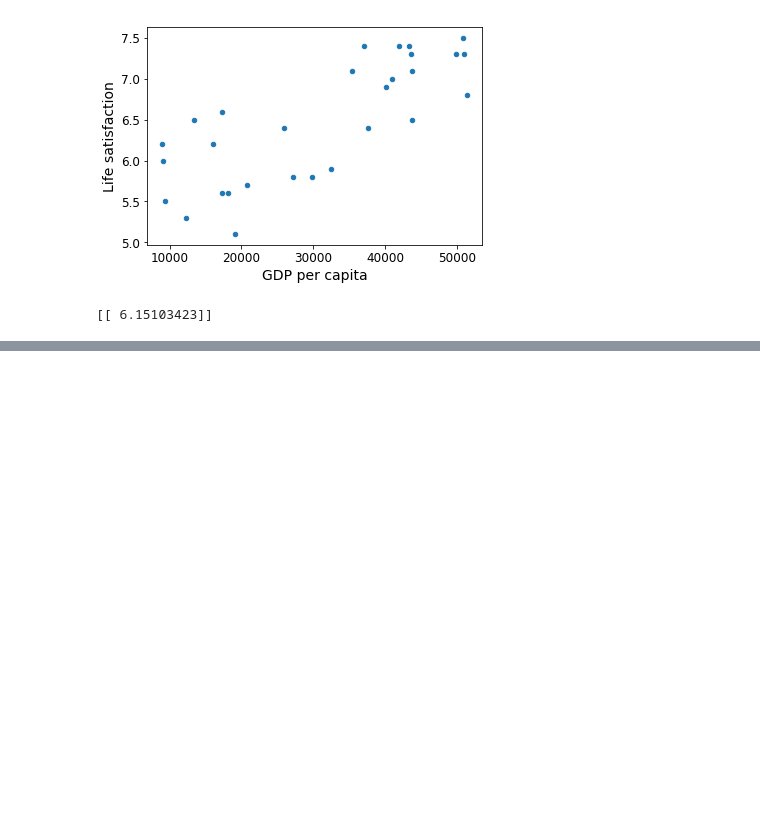
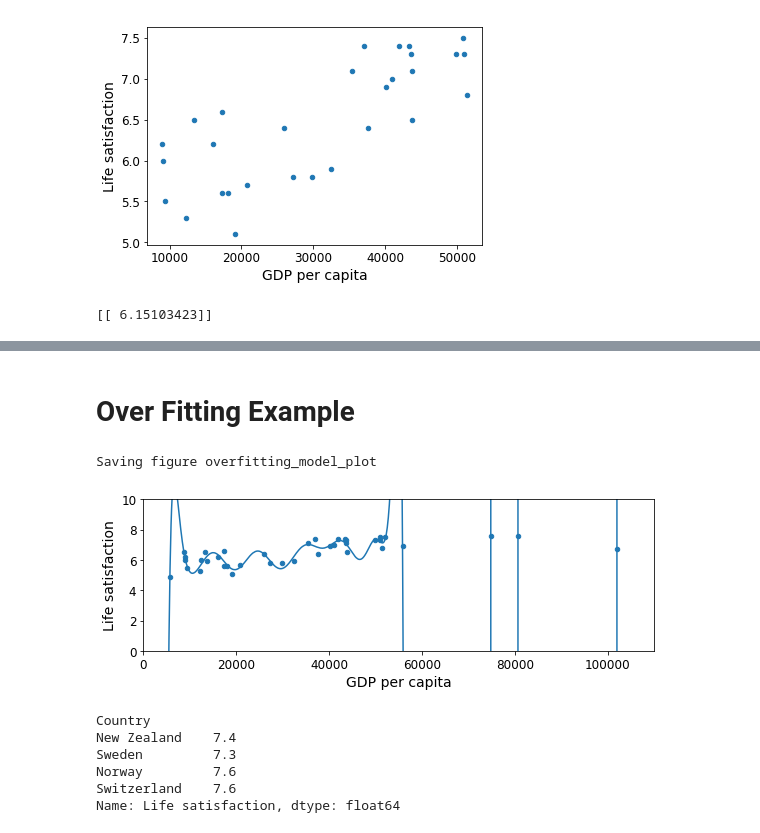
Before and after one commit to Praveen-Gupta/handson-ml, a Jupyter notebook: CH01_01_Linear_Model.ipynb, the cells around one changed output, grey strips where cells are left out. Saved outputs shown, nothing was run; the diff lists cells and outputs as text; code cells hidden in the pictures; blank space fills up the shorter version.

```diff
--- a/CH01_01_Linear_Model.ipynb
+++ b/CH01_01_Linear_Model.ipynb
@@ -308,0 +362,35 @@ print(lin_reg_model.predict(X_new)) # outputs [[ 5.96242338]]
+# %% [markdown]
+# Over Fitting Example
+# %%
+full_country_stats.plot(kind='scatter', x="GDP per capita", y='Life satisfaction', figsize=(8,3))
+plt.axis([0, 110000, 0, 10])
+
+from sklearn import preprocessing
+from sklearn import pipeline
+
+poly = preprocessing.PolynomialFeatures(degree=60, include_bias=False)
+scaler = preprocessing.StandardScaler()
+
+lin_reg2 = linear_model.LinearRegression()
+
+pipe_line_reg = pipeline.Pipeline([('poly', poly), ('scal', scaler), ('lin', lin_reg2)])
+
+pipe_line_reg.fit(xfull, yfull)
+
+curve = pipe_line_reg.predict(X[:, np.newaxis])
+
+plt.plot(X, curve)
+save_fig('overfitting_model_plot')
+plt.show()
+# %% [output]
+Saving figure overfitting_model_plot
+[figure, added]
+# %%
+full_country_stats.loc[[c for c in full_country_stats.index if "W" in c.upper()]]["Life satisfaction"]
+# %% [output]
+Country
+New Zealand    7.4
+Sweden         7.3
+Norway         7.6
+Switzerland    7.6
+Name: Life satisfaction, dtype: float64
```
Also changed, not shown: parts of 7 cells of this notebook, 1 other file.
